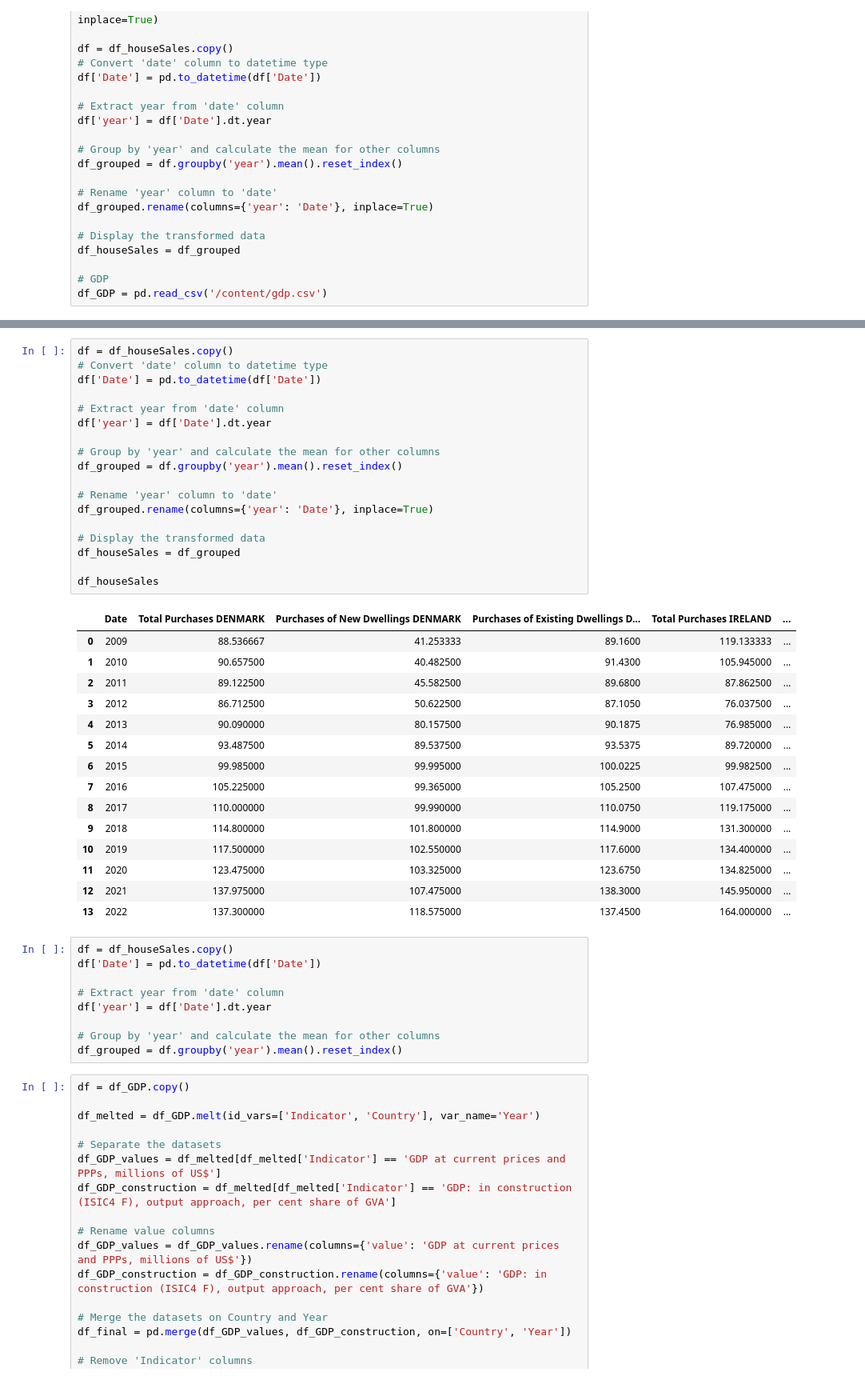
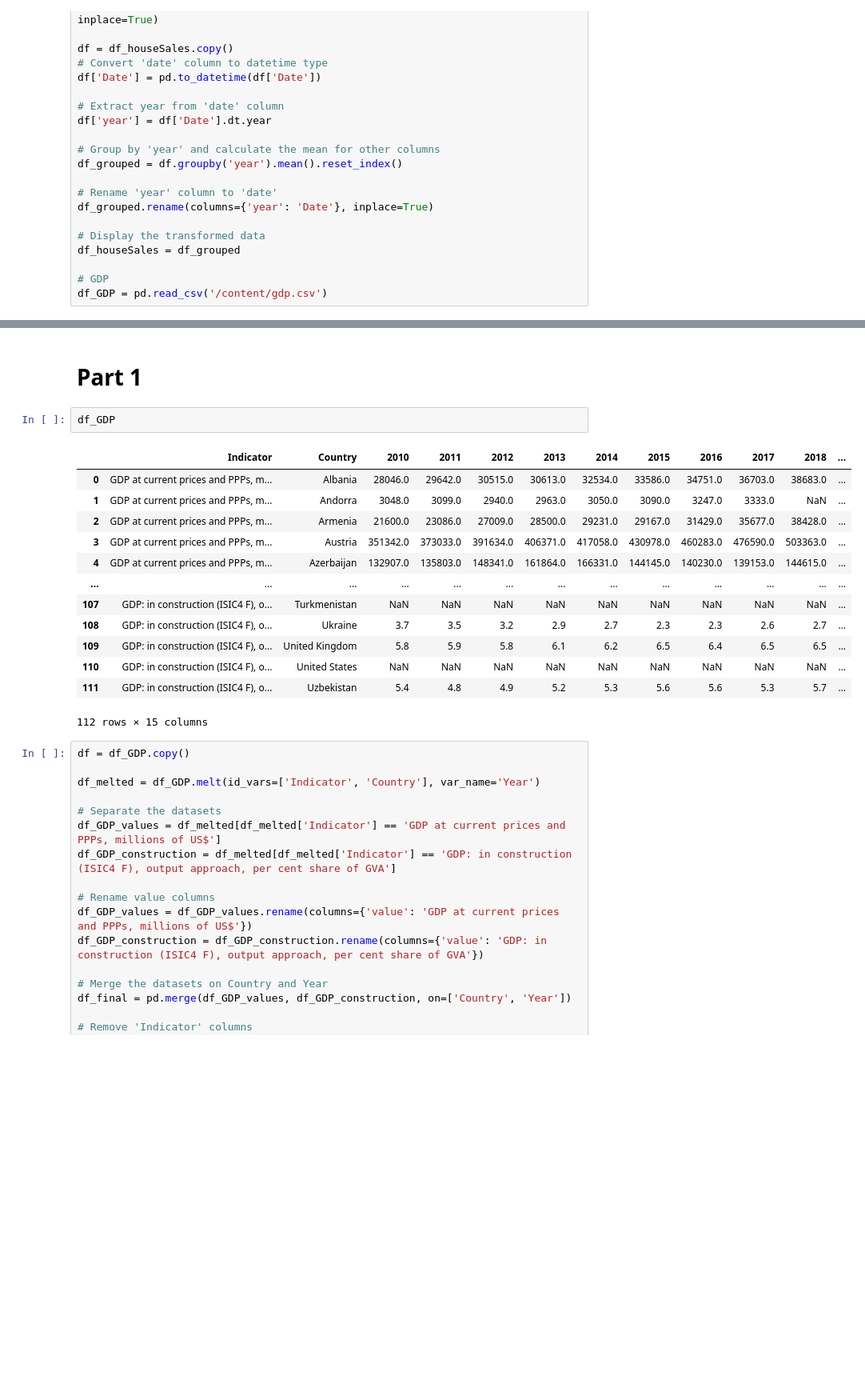
Before and after one commit to sbs23003/CA-Contstruction-Industry, a Jupyter notebook: datasets.ipynb, the cells around one changed output, grey strips where cells are left out. Shown at 80% size. Saved outputs shown, nothing was run; the diff lists cells and outputs as text; blank space fills up the shorter version.

```diff
--- a/datasets.ipynb
+++ b/datasets.ipynb
@@ -160,46 +140,21 @@ df_houseSales
-# %%
-df = df_houseSales.copy()
-# Convert 'date' column to datetime type
-df['Date'] = pd.to_datetime(df['Date'])
-
-# Extract year from 'date' column
-df['year'] = df['Date'].dt.year
-
-# Group by 'year' and calculate the mean for other columns
-df_grouped = df.groupby('year').mean().reset_index()
-
-# Rename 'year' column to 'date'
-df_grouped.rename(columns={'year': 'Date'}, inplace=True)
-
-# Display the transformed data
-df_houseSales = df_grouped
-
-df_houseSales
-# %% [output]
-|  | Date | Total Purchases DENMARK | Purchases of New Dwellings DENMARK | Purchases of Existing Dwellings D... | Total Purchases IRELAND | ... |
-| 0 | 2009 | 88.536667 | 41.253333 | 89.1600 | 119.133333 | ... |
-| 1 | 2010 | 90.657500 | 40.482500 | 91.4300 | 105.945000 | ... |
-| 2 | 2011 | 89.122500 | 45.582500 | 89.6800 | 87.862500 | ... |
-| 3 | 2012 | 86.712500 | 50.622500 | 87.1050 | 76.037500 | ... |
-| 4 | 2013 | 90.090000 | 80.157500 | 90.1875 | 76.985000 | ... |
-| 5 | 2014 | 93.487500 | 89.537500 | 93.5375 | 89.720000 | ... |
-| 6 | 2015 | 99.985000 | 99.995000 | 100.0225 | 99.982500 | ... |
-| 7 | 2016 | 105.225000 | 99.365000 | 105.2500 | 107.475000 | ... |
-| 8 | 2017 | 110.000000 | 99.990000 | 110.0750 | 119.175000 | ... |
-| 9 | 2018 | 114.800000 | 101.800000 | 114.9000 | 131.300000 | ... |
-| 10 | 2019 | 117.500000 | 102.550000 | 117.6000 | 134.400000 | ... |
-| 11 | 2020 | 123.475000 | 103.325000 | 123.6750 | 134.825000 | ... |
-| 12 | 2021 | 137.975000 | 107.475000 | 138.3000 | 145.950000 | ... |
-| 13 | 2022 | 137.300000 | 118.575000 | 137.4500 | 164.000000 | ... |
-# %%
-df = df_houseSales.copy()
-df['Date'] = pd.to_datetime(df['Date'])
-
-# Extract year from 'date' column
-df['year'] = df['Date'].dt.year
-
-# Group by 'year' and calculate the mean for other columns
-df_grouped = df.groupby('year').mean().reset_index()
+# %% [markdown]
+# Part 1
+# %%
+df_GDP
+# %% [output]
+|  | Indicator | Country | 2010 | 2011 | 2012 | 2013 | 2014 | 2015 | 2016 | 2017 | 2018 | ... |
+| 0 | GDP at current prices and PPPs, m... | Albania | 28046.0 | 29642.0 | 30515.0 | 30613.0 | 32534.0 | 33586.0 | 34751.0 | 36703.0 | 38683.0 | ... |
+| 1 | GDP at current prices and PPPs, m... | Andorra | 3048.0 | 3099.0 | 2940.0 | 2963.0 | 3050.0 | 3090.0 | 3247.0 | 3333.0 | NaN | ... |
+| 2 | GDP at current prices and PPPs, m... | Armenia | 21600.0 | 23086.0 | 27009.0 | 28500.0 | 29231.0 | 29167.0 | 31429.0 | 35677.0 | 38428.0 | ... |
+| 3 | GDP at current prices and PPPs, m... | Austria | 351342.0 | 373033.0 | 391634.0 | 406371.0 | 417058.0 | 430978.0 | 460283.0 | 476590.0 | 503363.0 | ... |
+| 4 | GDP at current prices and PPPs, m... | Azerbaijan | 132907.0 | 135803.0 | 148341.0 | 161864.0 | 166331.0 | 144145.0 | 140230.0 | 139153.0 | 144615.0 | ... |
+| ... | ... | ... | ... | ... | ... | ... | ... | ... | ... | ... | ... | ... |
+| 107 | GDP: in construction (ISIC4 F), o... | Turkmenistan | NaN | NaN | NaN | NaN | NaN | NaN | NaN | NaN | NaN | ... |
+| 108 | GDP: in construction (ISIC4 F), o... | Ukraine | 3.7 | 3.5 | 3.2 | 2.9 | 2.7 | 2.3 | 2.3 | 2.6 | 2.7 | ... |
+| 109 | GDP: in construction (ISIC4 F), o... | United Kingdom | 5.8 | 5.9 | 5.8 | 6.1 | 6.2 | 6.5 | 6.4 | 6.5 | 6.5 | ... |
+| 110 | GDP: in construction (ISIC4 F), o... | United States | NaN | NaN | NaN | NaN | NaN | NaN | NaN | NaN | NaN | ... |
+| 111 | GDP: in construction (ISIC4 F), o... | Uzbekistan | 5.4 | 4.8 | 4.9 | 5.2 | 5.3 | 5.6 | 5.6 | 5.3 | 5.7 | ... |
+112 rows × 15 columns
 # %%
 df = df_GDP.copy()
 
```
Also changed, not shown: parts of 10 cells of this notebook.
